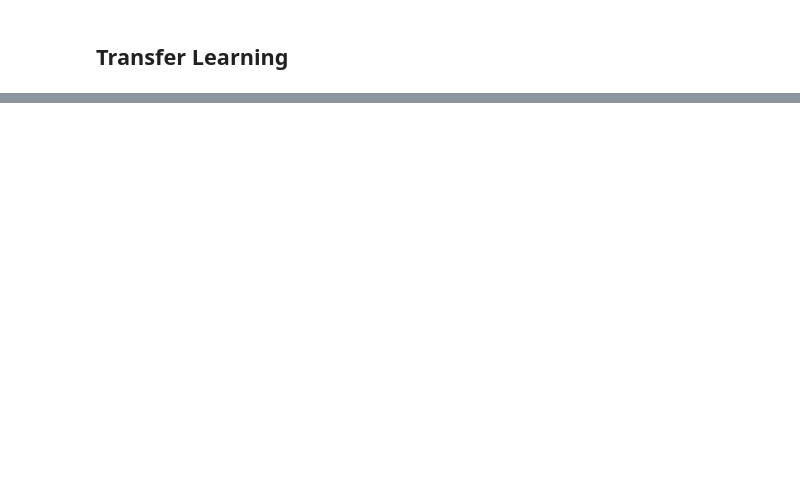
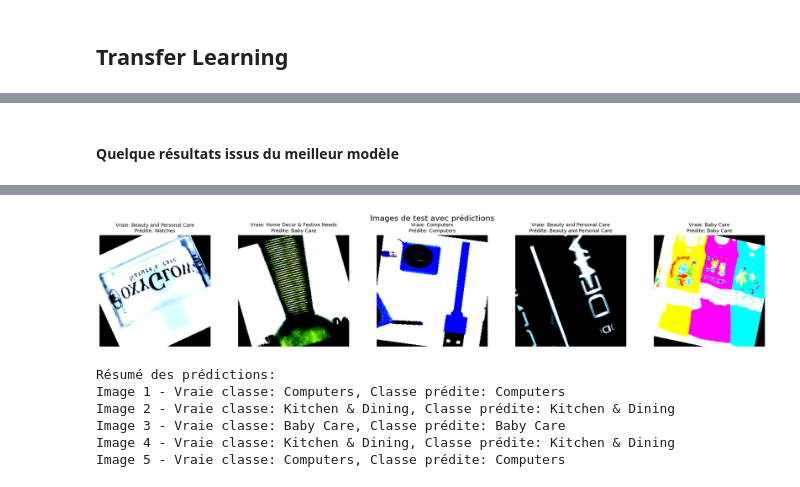
Before and after one commit to kephanmss/Projet-6-OPC, a Jupyter notebook: Missamou_Kephan_1_notebook_pretraitement_feature_extraction_faisaibilite_072024.ipynb, the cells around one changed output, grey strips where cells are left out. Cells and saved outputs as stored; diff of their text form; code cells hidden in the pictures; blank space fills up the shorter version.

Commit message:
Modèle VGG16

```diff
--- a/Missamou_Kephan_1_notebook_pretraitement_feature_extraction_faisaibilite_072024.ipynb
+++ b/Missamou_Kephan_1_notebook_pretraitement_feature_extraction_faisaibilite_072024.ipynb
@@ -1242,0 +2084,10 @@ model_info = new_model.fit(X_train, y_train, epochs=epochs, batch_size=batch_siz
+# %%
+# Créer le modèle VGG-16 avec une couche entraînable
+model = create_vgg16_model(num_classes=7, train_last_n_layers=1)
+
+# Définir la fonction de perte et l'optimiseur
+criterion = nn.CrossEntropyLoss()
+optimizer = optim.Adam(filter(lambda p: p.requires_grad, model.parameters()), lr=0.0001)
+
+# Entraîner le modèle
+train_model(model, train_loader, criterion, optimizer, num_epochs=10)
@@ -1242,0 +2143,9 @@ model_info = new_model.fit(X_train, y_train, epochs=epochs, batch_size=batch_siz
+# %%
+model = create_vgg16_model(num_classes=7, train_last_n_layers=5)
+
+# Définir la fonction de perte et l'optimiseur
+criterion = nn.CrossEntropyLoss()
+optimizer = optim.Adam(filter(lambda p: p.requires_grad, model.parameters()), lr=0.001)
+
+# Entraîner le modèle
+train_model(model, train_loader, criterion, optimizer, num_epochs=10)
@@ -1242,0 +2199,50 @@ model_info = new_model.fit(X_train, y_train, epochs=epochs, batch_size=batch_siz
+# %% [markdown]
+#### Quelque résultats issus du meilleur modèle
+# %%
+# Charger 5 images du jeu de test
+images, labels = next(iter(test_loader))
+
+# Préparer une figure pour afficher les 5 images
+fig, axes = plt.subplots(1, 5, figsize=(20, 4))
+fig.suptitle("Images de test avec prédictions", fontsize=16)
+
+for i in range(5):
+    # Choisir un index aléatoire
+    random_index = random.randint(0, images.shape[0] - 1)
+
+    # Sélectionner une image aléatoire et son étiquette correspondante
+    random_image = images[random_index].cpu().numpy().transpose((1, 2, 0))
+    random_label = labels[random_index].item()
+
+    # Afficher l'image
+    axes[i].imshow(random_image)
+    axes[i].axis('off')
+
+    # Préparer l'image pour le modèle
+    input_image = torch.tensor(random_image, dtype=torch.float32).unsqueeze(0).permute(0, 3, 1, 2).to(device)
+
+    # Prédire la classe de l'image
+    model.eval()
+    with torch.no_grad():
+        output = model(input_image)
+        _, predicted = torch.max(output, 1)
+
+    # Afficher la prédiction sous l'image
+    true_class = label_encoder.classes_[random_label]
+    pred_class = label_encoder.classes_[predicted.item()]
+    axes[i].set_title(f'Vraie: {true_class}\nPrédite: {pred_class}', fontsize=10)
+
+plt.tight_layout()
+plt.show()
+
+# Afficher un résumé des prédictions
+print("\nRésumé des prédictions:")
+for i in range(5):
+    true_class = label_encoder.classes_[labels[i].item()]
+    input_image = images[i].unsqueeze(0).to(device)
+    with torch.no_grad():
+        output = model(input_image)
+        _, predicted = torch.max(output, 1)
+    pred_class = label_encoder.classes_[predicted.item()]
+    print(f'Image {i+1} - Vraie classe: {true_class}, Classe prédite: {pred_class}')
+# %% [output]
@@ -1242,0 +2254,7 @@ model_info = new_model.fit(X_train, y_train, epochs=epochs, batch_size=batch_siz
+[figure, added]
+Résumé des prédictions:
+Image 1 - Vraie classe: Computers, Classe prédite: Computers
+Image 2 - Vraie classe: Kitchen & Dining, Classe prédite: Kitchen & Dining
+Image 3 - Vraie classe: Baby Care, Classe prédite: Baby Care
+Image 4 - Vraie classe: Kitchen & Dining, Classe prédite: Kitchen & Dining
+Image 5 - Vraie classe: Computers, Classe prédite: Computers
```
Also changed, not shown: parts of 150 cells of this notebook.
